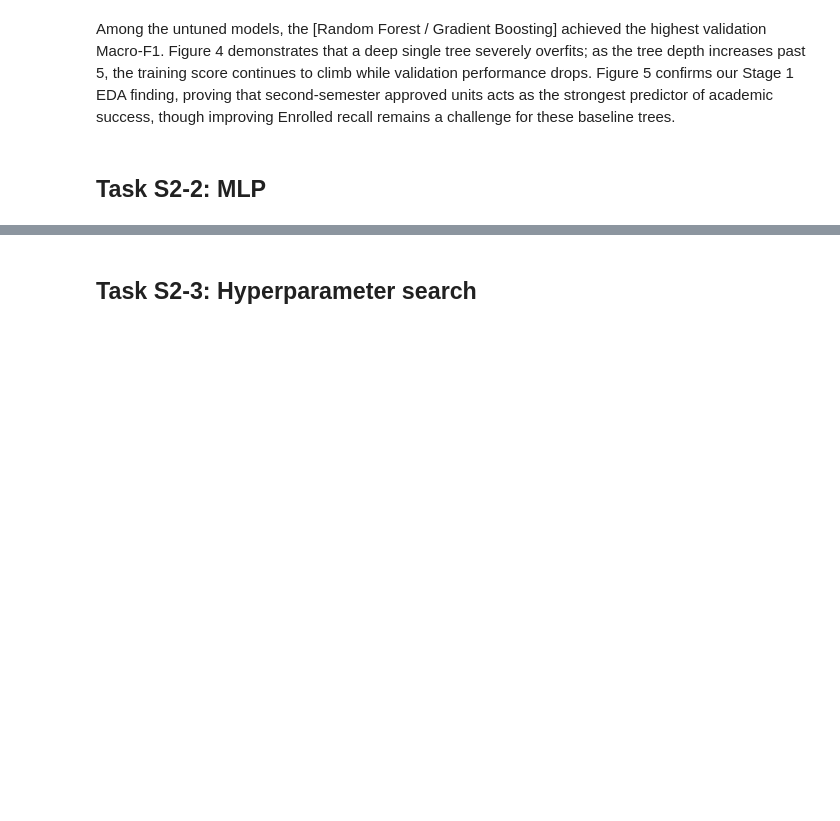
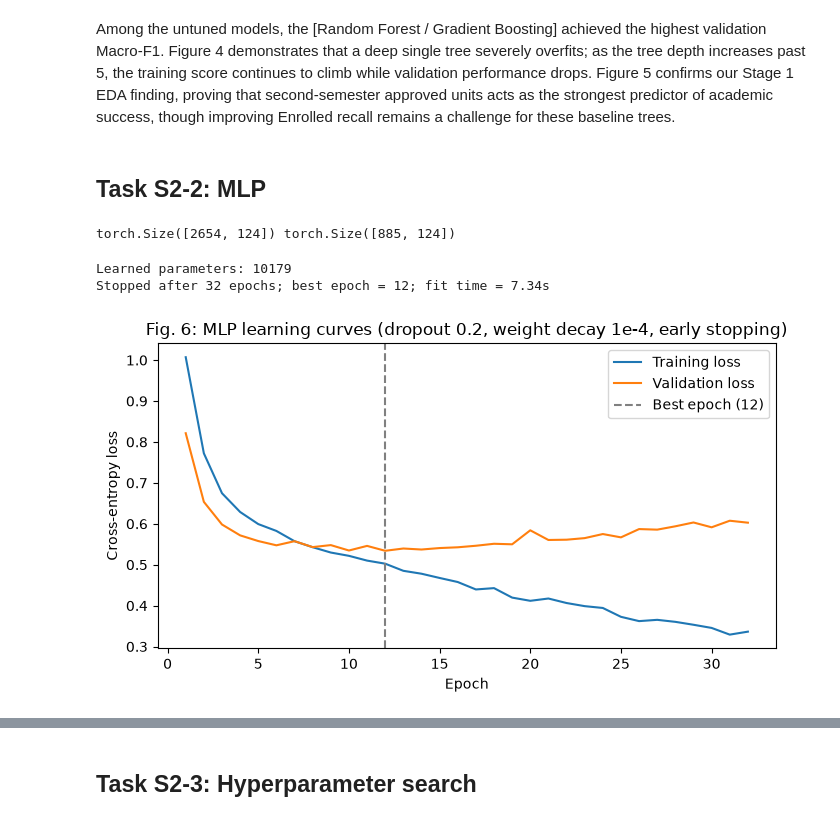
Before and after one commit to mremani11/DS3000-Project, a Jupyter notebook: DS3000_Project_Group03.ipynb, the cells around one changed output, grey strips where cells are left out. Cells and saved outputs as stored; diff of their text form; code cells hidden in the pictures; blank space fills up the shorter version.

Commit message:
Stage 2 Task 2: PyTorch MLP with early stopping, learning curves, overfitting check

```diff
--- a/DS3000_Project_Group03.ipynb
+++ b/DS3000_Project_Group03.ipynb
@@ -1314,3 +1315,28 @@ Passing `palette` without assigning `hue` is deprecated and will be removed in v
 Among the untuned models, the [Random Forest / Gradient Boosting] achieved the highest validation Macro-F1. Figure 4 demonstrates that a deep single tree severely overfits; as the tree depth increases past 5, the training score continues to climb while validation performance drops. Figure 5 confirms our Stage 1 EDA finding, proving that second-semester approved units acts as the strongest predictor of academic success, though improving Enrolled recall remains a challenge for these baseline trees.
 # %% [markdown]
 ## Task S2-2: MLP
+# %%
+import time, copy
+import numpy as np
+import torch
+import torch.nn as nn
+from torch.utils.data import TensorDataset, DataLoader
+from sklearn.base import clone
+import matplotlib.pyplot as plt
+
+mlp_prep = clone(preprocessor).fit(X_train)          # never fit on validation
+def _dense(a):
+    return a.toarray() if hasattr(a, "toarray") else np.asarray(a)
+
+Xtr_t = torch.tensor(_dense(mlp_prep.transform(X_train)), dtype=torch.float32)
+Xva_t = torch.tensor(_dense(mlp_prep.transform(X_val)), dtype=torch.float32)
+
+label_to_idx = {c: i for i, c in enumerate(CLASS_NAMES)}
+ytr_t = torch.tensor([label_to_idx[c] for c in y_train], dtype=torch.long)
+yva_t = torch.tensor([label_to_idx[c] for c in y_val], dtype=torch.long)
+
+N_FEATURES = Xtr_t.shape[1]
+assert N_FEATURES == 124, f"Expected 124 columns, got {N_FEATURES}"
+print(Xtr_t.shape, Xva_t.shape)
+# %% [output]
+torch.Size([2654, 124]) torch.Size([885, 124])
@@ -1316,0 +1390,24 @@ Among the untuned models, the [Random Forest / Gradient Boosting] achieved the h
+# %%
+mlp = make_mlp(dropout=0.2)
+n_params = sum(p.numel() for p in mlp.parameters())
+print("Learned parameters:", n_params)               # 8,000 + 2,080 + 99 = 10,179
+
+t0 = time.perf_counter()
+mlp_hist, mlp_best_epoch, mlp_best_state = train(mlp, max_epochs=200, patience=20, weight_decay=1e-4)
+fit_time = time.perf_counter() - t0
+print(f"Stopped after {len(mlp_hist['val_loss'])} epochs; best epoch = {mlp_best_epoch + 1}; "
+      f"fit time = {fit_time:.2f}s")
+# %% [output]
+Learned parameters: 10179
+Stopped after 32 epochs; best epoch = 12; fit time = 7.34s
+# %%
+epochs = range(1, len(mlp_hist["train_loss"]) + 1)
+plt.figure(figsize=(7, 4))
+plt.plot(epochs, mlp_hist["train_loss"], label="Training loss")
+plt.plot(epochs, mlp_hist["val_loss"], label="Validation loss")
+plt.axvline(mlp_best_epoch + 1, color="grey", linestyle="--", label=f"Best epoch ({mlp_best_epoch + 1})")
+plt.xlabel("Epoch"); plt.ylabel("Cross-entropy loss")
+plt.title("Fig. 6: MLP learning curves (dropout 0.2, weight decay 1e-4, early stopping)")
+plt.legend(); plt.tight_layout(); plt.show()
+# %% [output]
+[figure, added]
```
Also changed, not shown: parts of 7 cells of this notebook.
